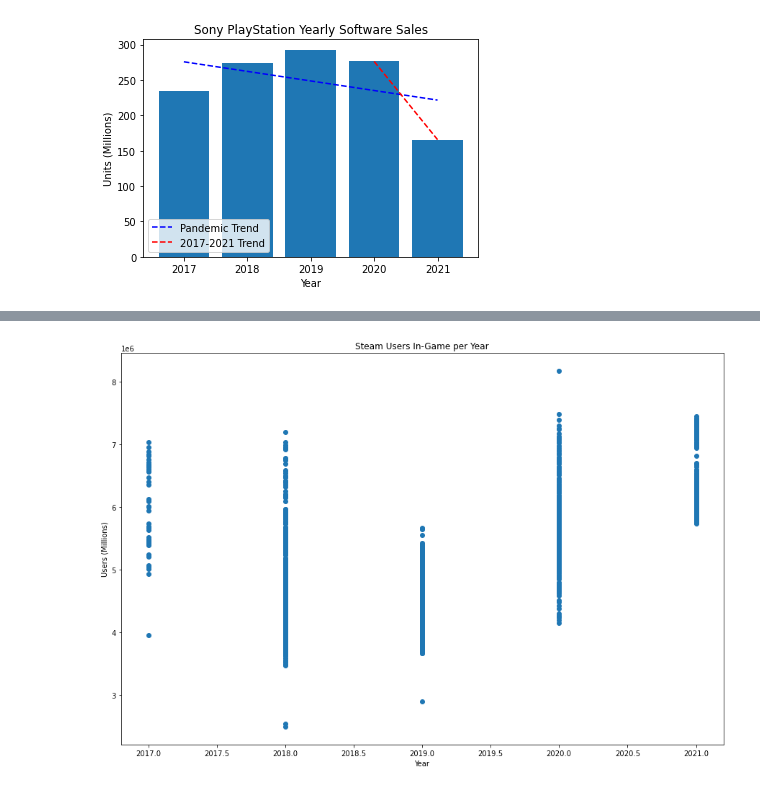
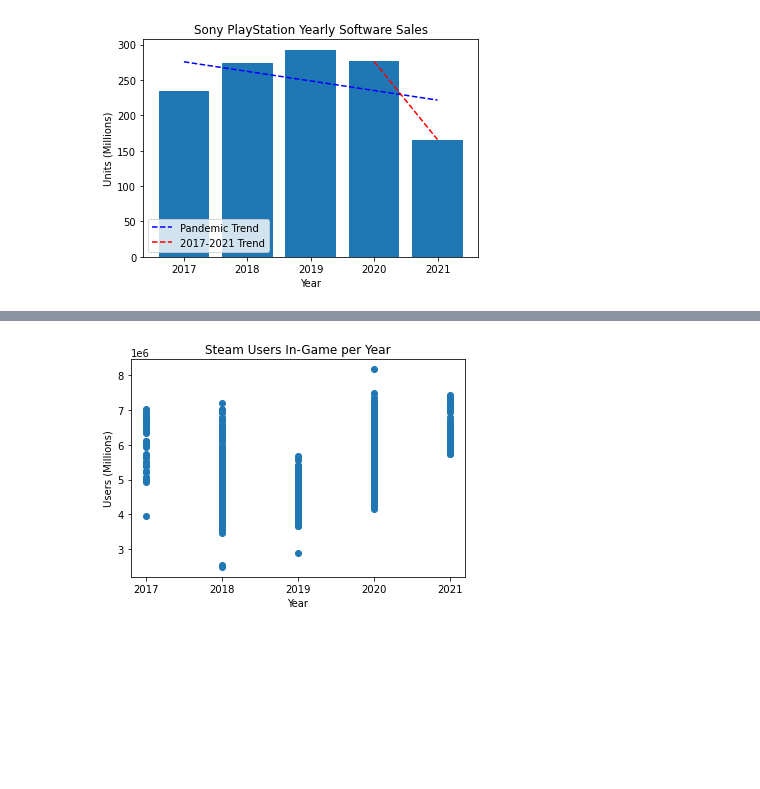
Before and after one commit to codenobacon4u/cmsc320-final-pandemic-gaming, a Jupyter notebook: FinalTutorial.ipynb, the cells around one changed output, grey strips where cells are left out. Saved outputs shown, nothing was run; the diff lists cells and outputs as text; code cells hidden in the pictures; blank space fills up the shorter version.

```diff
--- a/FinalTutorial.ipynb
+++ b/FinalTutorial.ipynb
@@ -234,7 +235,7 @@ For the steam data, we can't to the same manipulations to organize the data simi
 # Convert the DateTime to actual DateTime objects
 steam['DateTime'] = pd.to_datetime(steam['DateTime'], infer_datetime_format=True)
 # Extract the year for each row into its own column
-steam['Year'] = [int(date.year) for date in steam['DateTime']]
+steam['Year'] = [str(date.year) for date in steam['DateTime']]
 
 display(steam)
 # %% [output]
@@ -377,11 +377,8 @@ plt.show()
 # %%
-plt.figure(figsize=(15,10))
-x = np.array(steam['Year'])[:,None]
-y = np.array(steam['In-Game'])[:,None]
-plt.scatter(x, y)
+plt.scatter(steam['Year'], steam['In-Game'])
 plt.title('Steam Users In-Game per Year')
 plt.xlabel('Year')
 plt.ylabel('Users (Millions)')
 plt.show()
 # %% [output]
-[figure, old version]
+[figure, new version]
```
Also changed, not shown: parts of 15 cells of this notebook, 1 other file.
